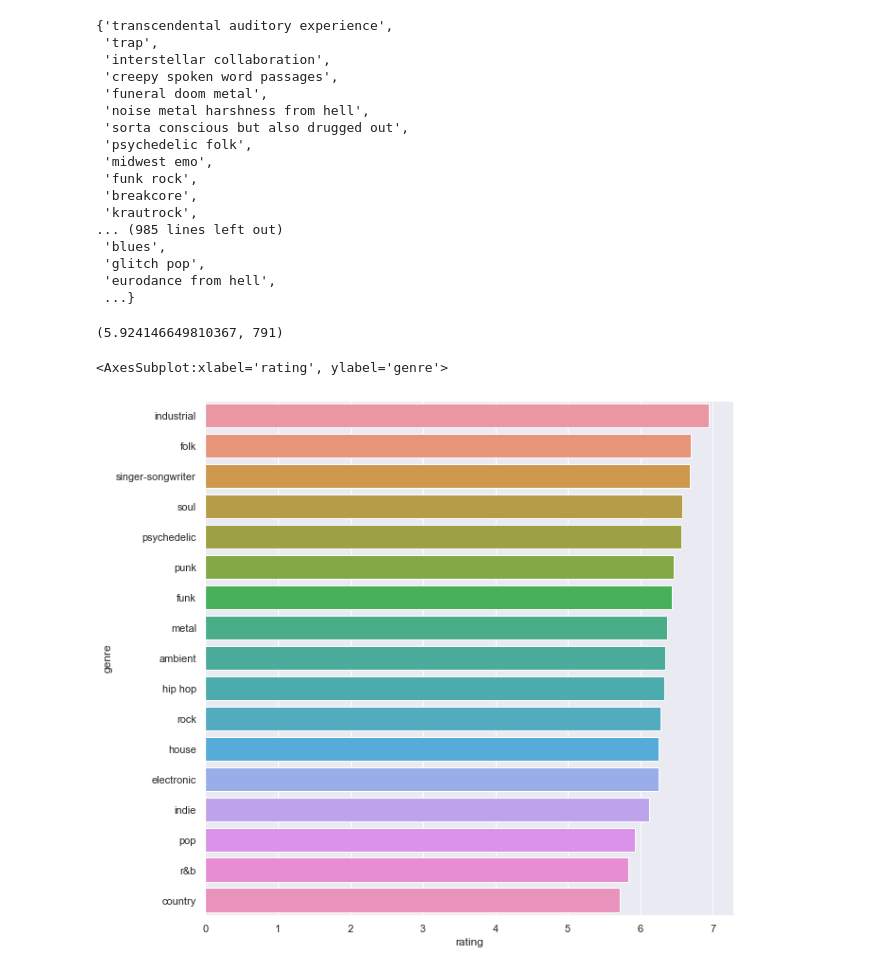
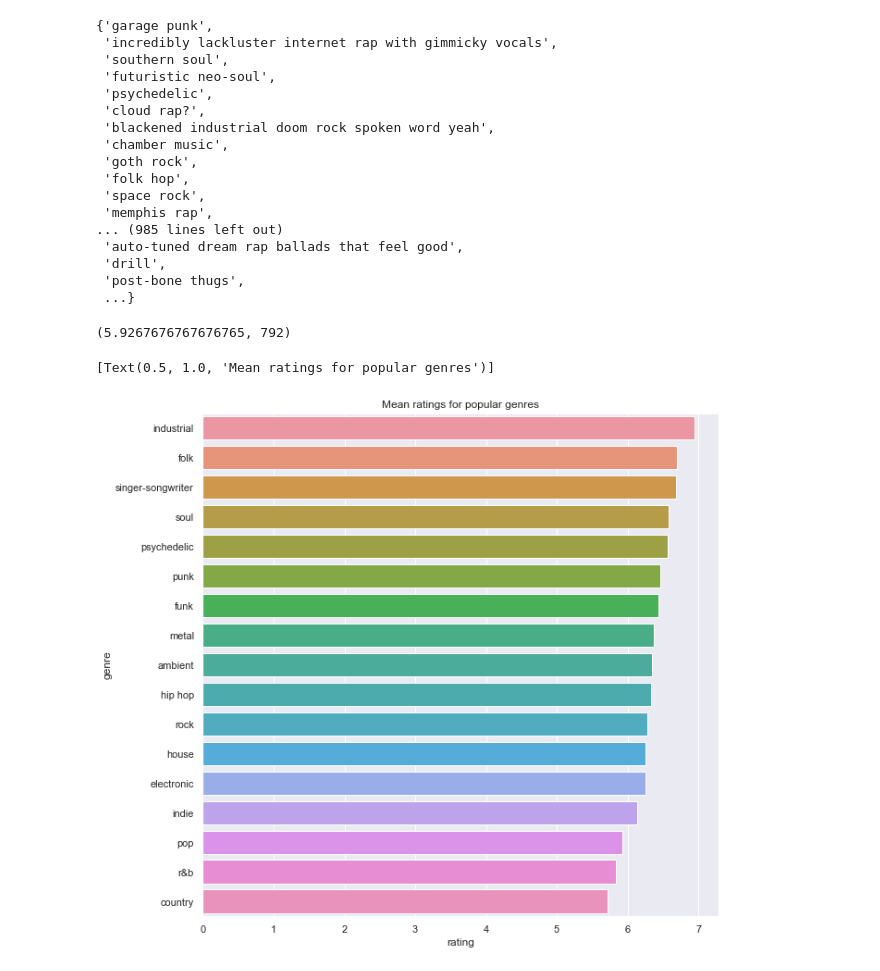
Before and after one commit to andrewjleung/fantano-reviews, a Jupyter notebook: fantano_genre.ipynb, the cells around one changed output. Saved outputs shown, nothing was run; the diff lists cells and outputs as text; code cells hidden in the pictures.

```diff
--- a/fantano_genre.ipynb
+++ b/fantano_genre.ipynb
@@ -3,32 +3,32 @@ import pandas as pd
 import seaborn as sns
 from reviews import Reviews
 
-REVIEWS_FILENAME = "./fantano-fetch/bin/reviews.csv"
+REVIEWS_FILENAME = "./data/reviews.csv"
 # %%
 reviews = Reviews(filename=REVIEWS_FILENAME)
 reviews.get_all_genres()
 # %% [output]
-{'transcendental auditory experience',
- 'trap',
- 'interstellar collaboration',
- 'creepy spoken word passages',
- 'funeral doom metal',
- 'noise metal harshness from hell',
- 'sorta conscious but also drugged out',
- 'psychedelic folk',
- 'midwest emo',
- 'funk rock',
- 'breakcore',
- 'krautrock',
+{'garage punk',
+ 'incredibly lackluster internet rap with gimmicky vocals',
+ 'southern soul',
+ 'futuristic neo-soul',
+ 'psychedelic',
+ 'cloud rap?',
+ 'blackened industrial doom rock spoken word yeah',
+ 'chamber music',
+ 'goth rock',
+ 'folk hop',
+ 'space rock',
+ 'memphis rap',
 ... (985 lines left out)
- 'blues',
- 'glitch pop',
- 'eurodance from hell',
+ 'auto-tuned dream rap ballads that feel good',
+ 'drill',
+ 'post-bone thugs',
  ...}
 # %%
 reviews.get_by_genre_substr("pop").mean_rating()
 # %% [output]
-(5.924146649810367, 791)
+(5.9267676767676765, 792)
 # %%
 POPULAR_GENRES = [
     "pop",
@@ -52,11 +52,11 @@ POPULAR_GENRES = [
 # %%
 data = [(genre, reviews.get_by_genre_substr(genre).mean_rating()) for genre in POPULAR_GENRES]
 data = [(genre, rating, num_reviews) for (genre, (rating, num_reviews)) in data]
 
 df = pd.DataFrame(data, columns=["genre", "rating", "num_reviews"]).sort_values("rating", ascending=False)
 
 sns.set(rc = {'figure.figsize':(10,10)})
-sns.barplot(x="rating", y="genre", data=df, estimator=sum)
+sns.barplot(x="rating", y="genre", data=df, estimator=sum).set(title='Mean ratings for popular genres')
 # %% [output]
-<AxesSubplot:xlabel='rating', ylabel='genre'>
+[Text(0.5, 1.0, 'Mean ratings for popular genres')]
-[figure, old version]
+[figure, new version]
```
Also changed, not shown: 23 other files.
